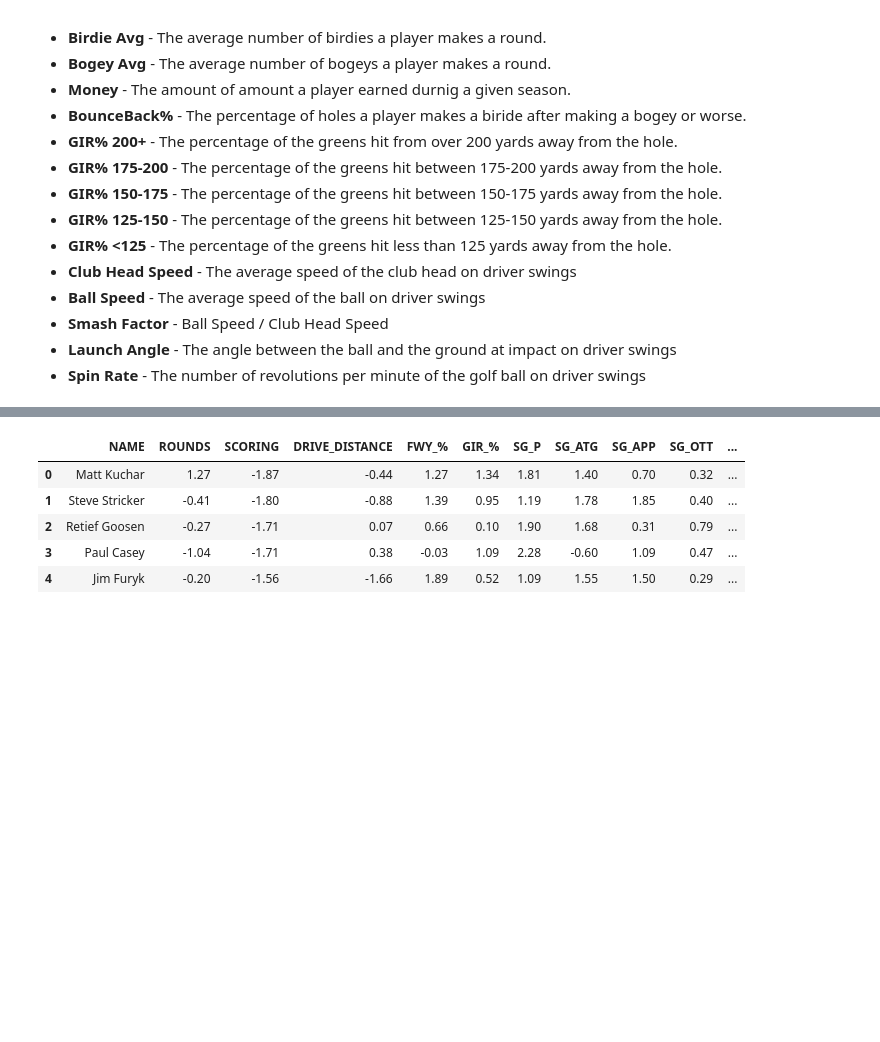
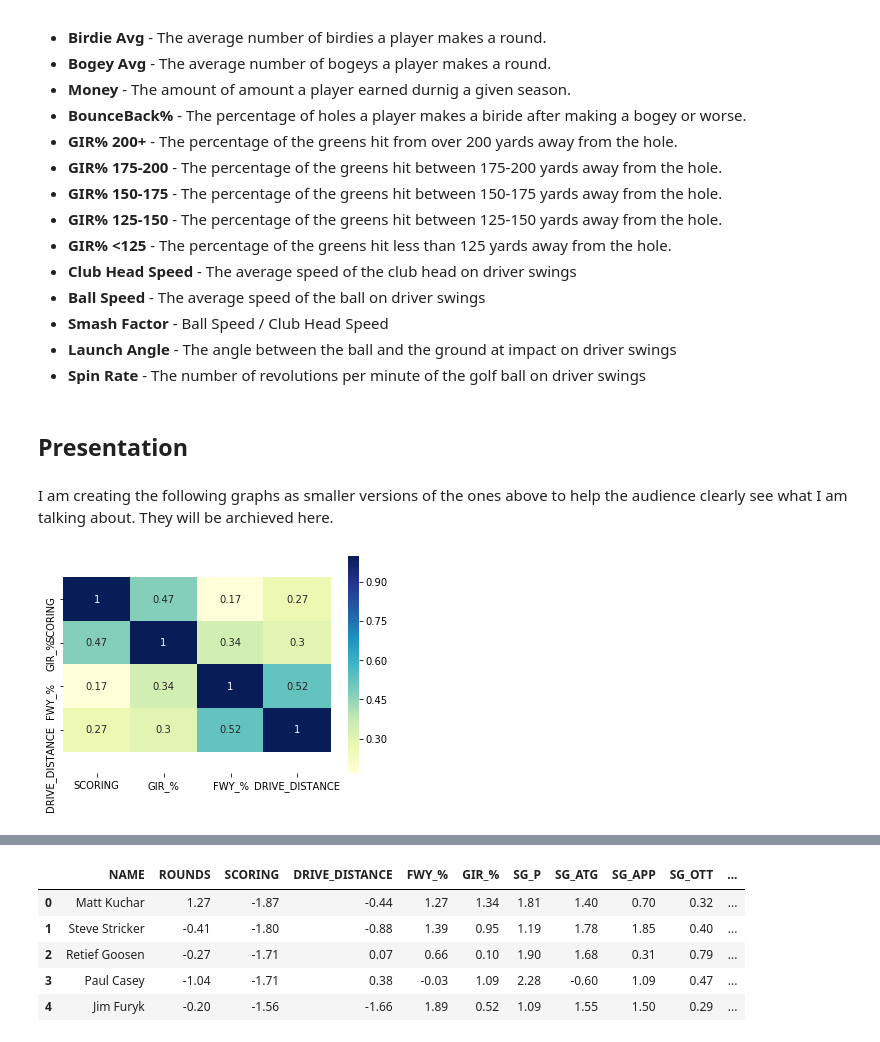
Before and after one commit to jonathannocek/pga-data-analysis, a Jupyter notebook: pga_data_analysis.ipynb, the cells around one changed output, grey strips where cells are left out. Saved outputs shown, nothing was run; the diff lists cells and outputs as text; code cells hidden in the pictures; blank space fills up the shorter version.

```diff
--- a/pga_data_analysis.ipynb
+++ b/pga_data_analysis.ipynb
@@ -967,3 +1009,18 @@ winning_regression_test.head(10)
 -   **Smash Factor** - Ball Speed / Club Head Speed
 -   **Launch Angle** - The angle between the ball and the ground at impact on driver swings
 -   **Spin Rate** - The number of revolutions per minute of the golf ball on driver swings
+# %% [markdown]
+## **Presentation**
+# %% [markdown]
+I am creating the following graphs as smaller versions of the ones above to help the audience clearly see what I am talking about. They will be archieved here.
+# %%
+sns.heatmap(df_pga[['SCORING', 'GIR_%', 'FWY_%', 'DRIVE_DISTANCE']].corr()[['SCORING', 'GIR_%', 'FWY_%','DRIVE_DISTANCE']].abs(), annot=True, cmap="YlGnBu")
+
+# fix for mpl bug that cuts off top/bottom of seaborn viz
+b, t = plt.ylim()
+b += 0.5
+t -= 0.5
+plt.ylim(b, t)
+plt.show()
+# %% [output]
+[figure, added]
```
Also changed, not shown: parts of 28 cells of this notebook.
